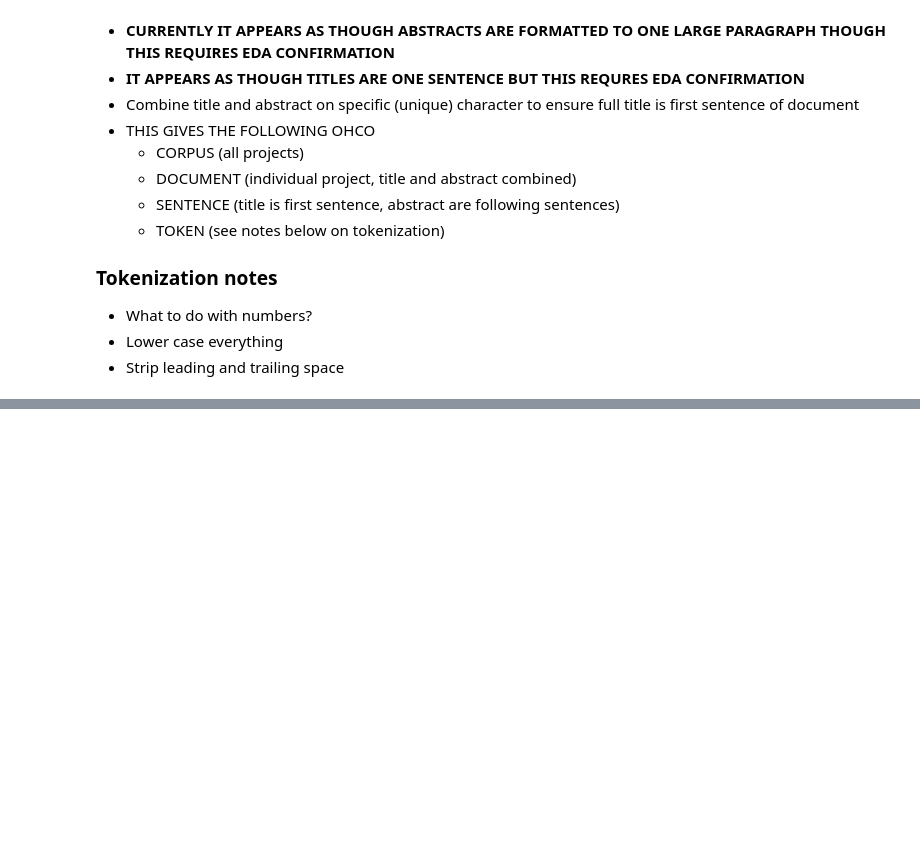
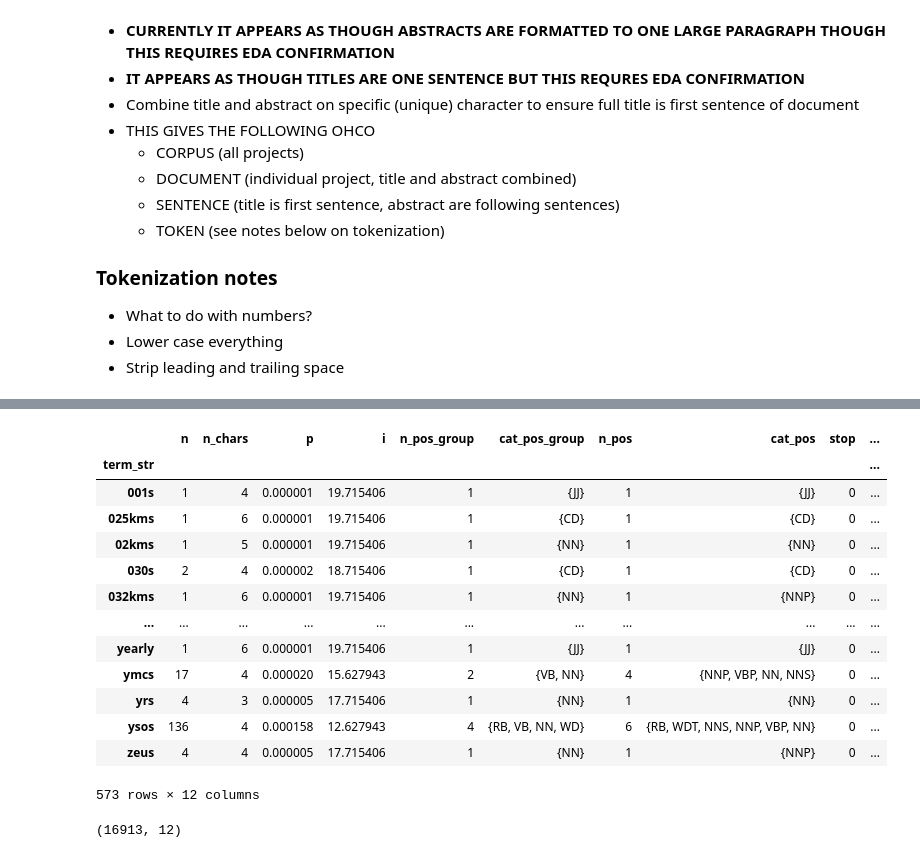
Before and after one commit to rlipps/NRAO_Capstone, a Jupyter notebook: data/Data_Preprocessing.ipynb, the cells around one changed output, grey strips where cells are left out. Saved outputs shown, nothing was run; the diff lists cells and outputs as text; code cells hidden in the pictures; blank space fills up the shorter version.

```diff
--- a/data/Data_Preprocessing.ipynb
+++ b/data/Data_Preprocessing.ipynb
@@ -119,0 +327,13 @@ def lemmatizer(string):
+# %%
+from nltk.stem.porter import PorterStemmer
+stemmer1 = PorterStemmer()
+VOCAB_POS_STEM = VOCAB_POS.copy(deep=True)
+VOCAB_POS_STEM['stem_porter'] = VOCAB_POS_STEM.apply(lambda x: stemmer1.stem(x.name), 1)
+
+from nltk.stem.snowball import SnowballStemmer
+stemmer2 = SnowballStemmer("english")
+VOCAB_POS_STEM['stem_snowball'] = VOCAB_POS_STEM.apply(lambda x: stemmer2.stem(x.name), 1)
+
+from nltk.stem.lancaster import LancasterStemmer
+stemmer3 = LancasterStemmer()
+VOCAB_POS_STEM['stem_lancaster'] = VOCAB_POS_STEM.apply(lambda x: stemmer3.stem(x.name), 1)
@@ -119,0 +355,21 @@ def lemmatizer(string):
+# %%
+VOCAB_POS_STEM[VOCAB_POS_STEM.stem_porter != VOCAB_POS_STEM.stem_snowball]
+# %% [output]
+|  | n | n_chars | p | i | n_pos_group | cat_pos_group | n_pos | cat_pos | stop | ... |
+| term_str |  |  |  |  |  |  |  |  |  | ... |
+| 001s | 1 | 4 | 0.000001 | 19.715406 | 1 | {JJ} | 1 | {JJ} | 0 | ... |
+| 025kms | 1 | 6 | 0.000001 | 19.715406 | 1 | {CD} | 1 | {CD} | 0 | ... |
+| 02kms | 1 | 5 | 0.000001 | 19.715406 | 1 | {NN} | 1 | {NN} | 0 | ... |
+| 030s | 2 | 4 | 0.000002 | 18.715406 | 1 | {CD} | 1 | {CD} | 0 | ... |
+| 032kms | 1 | 6 | 0.000001 | 19.715406 | 1 | {NN} | 1 | {NNP} | 0 | ... |
+| ... | ... | ... | ... | ... | ... | ... | ... | ... | ... | ... |
+| yearly | 1 | 6 | 0.000001 | 19.715406 | 1 | {JJ} | 1 | {JJ} | 0 | ... |
+| ymcs | 17 | 4 | 0.000020 | 15.627943 | 2 | {VB, NN} | 4 | {NNP, VBP, NN, NNS} | 0 | ... |
+| yrs | 4 | 3 | 0.000005 | 17.715406 | 1 | {NN} | 1 | {NN} | 0 | ... |
+| ysos | 136 | 4 | 0.000158 | 12.627943 | 4 | {RB, VB, NN, WD} | 6 | {RB, WDT, NNS, NNP, VBP, NN} | 0 | ... |
+| zeus | 4 | 4 | 0.000005 | 17.715406 | 1 | {NN} | 1 | {NNP} | 0 | ... |
+573 rows × 12 columns
+# %%
+VOCAB_POS_STEM.shape
+# %% [output]
+(16913, 12)
```
Also changed, not shown: parts of 29 cells of this notebook, 1 other file.
